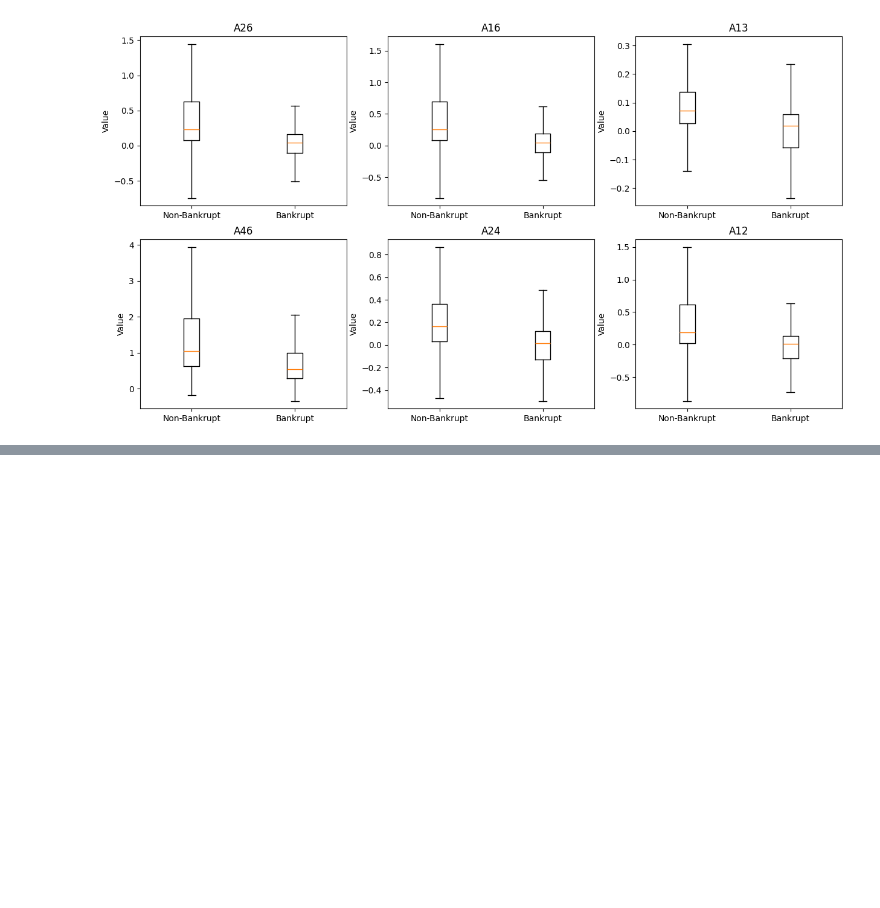
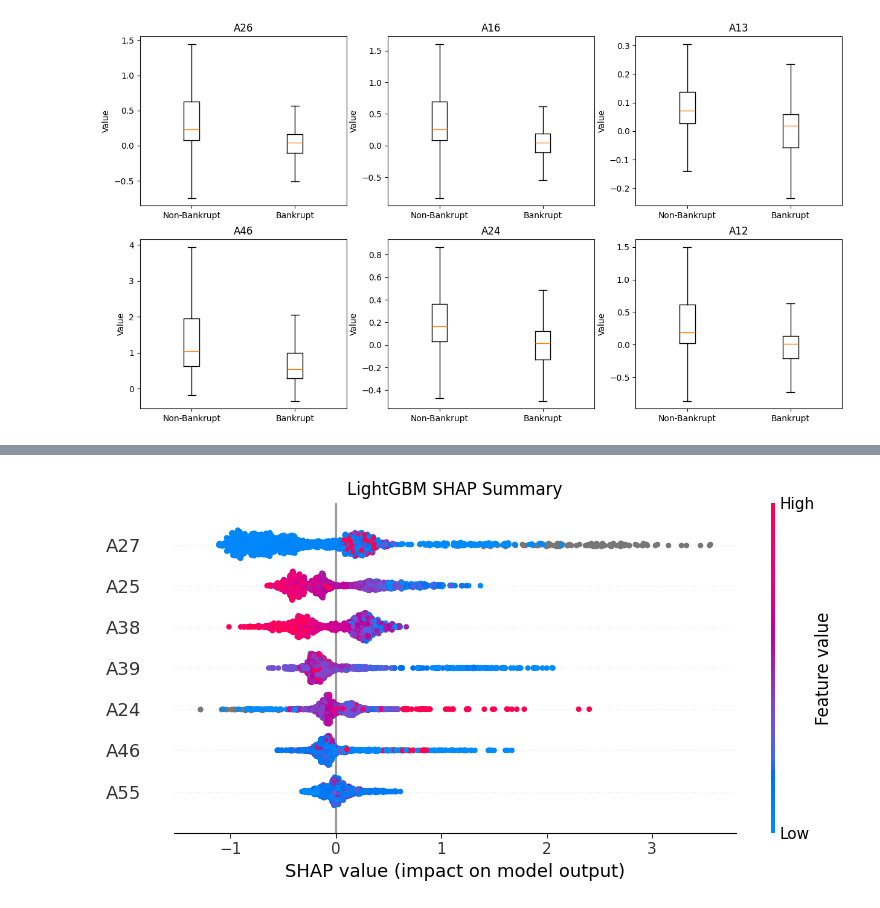
Before and after one commit to nJuleigh/TIL, a Jupyter notebook: NICE실습.ipynb, the cells around one changed output, grey strips where cells are left out. Saved outputs shown, nothing was run; the diff lists cells and outputs as text; code cells hidden in the pictures; blank space fills up the shorter version.

```diff
--- a/NICE실습.ipynb
+++ b/NICE실습.ipynb
@@ -467,0 +1066,11 @@ NameError: name 'train_missing_rate' is not defined
+# %%
+# 최종 변수 확정 및 WOE 변환
+
+for col in representative_features:
+  final_features = [
+    col for col in selected_features
+    if col != "A21"
+]
+
+print("최종 변수:", final_features)
+print("최종 변수 수:", len(final_features))
@@ -467,0 +1924,17 @@ NameError: name 'train_missing_rate' is not defined
+# %%
+if isinstance(shap_output, list):
+    # 이진분류에서 class=1의 SHAP 값
+    shap_values = shap_output[1]
+
+elif np.asarray(shap_output).ndim == 3:
+    # 마지막 축에 클래스가 있는 경우
+    shap_values = np.asarray(
+        shap_output
+    )[:, :, 1]
+
+else:
+    shap_values = np.asarray(
+        shap_output
+    )
+
+print("SHAP 배열 크기:", shap_values.shape)
@@ -467,0 +2035,16 @@ NameError: name 'train_missing_rate' is not defined
+# %%
+# SHAP 요약 그래프
+shap.summary_plot(
+    shap_values,
+    X_valid[final_features],
+    feature_names=final_features,
+    show=False
+)
+
+plt.title(
+    "LightGBM SHAP Summary"
+)
+plt.tight_layout()
+plt.show()
+# %% [output]
+[figure, added]
```
Also changed, not shown: parts of 75 cells of this notebook.
